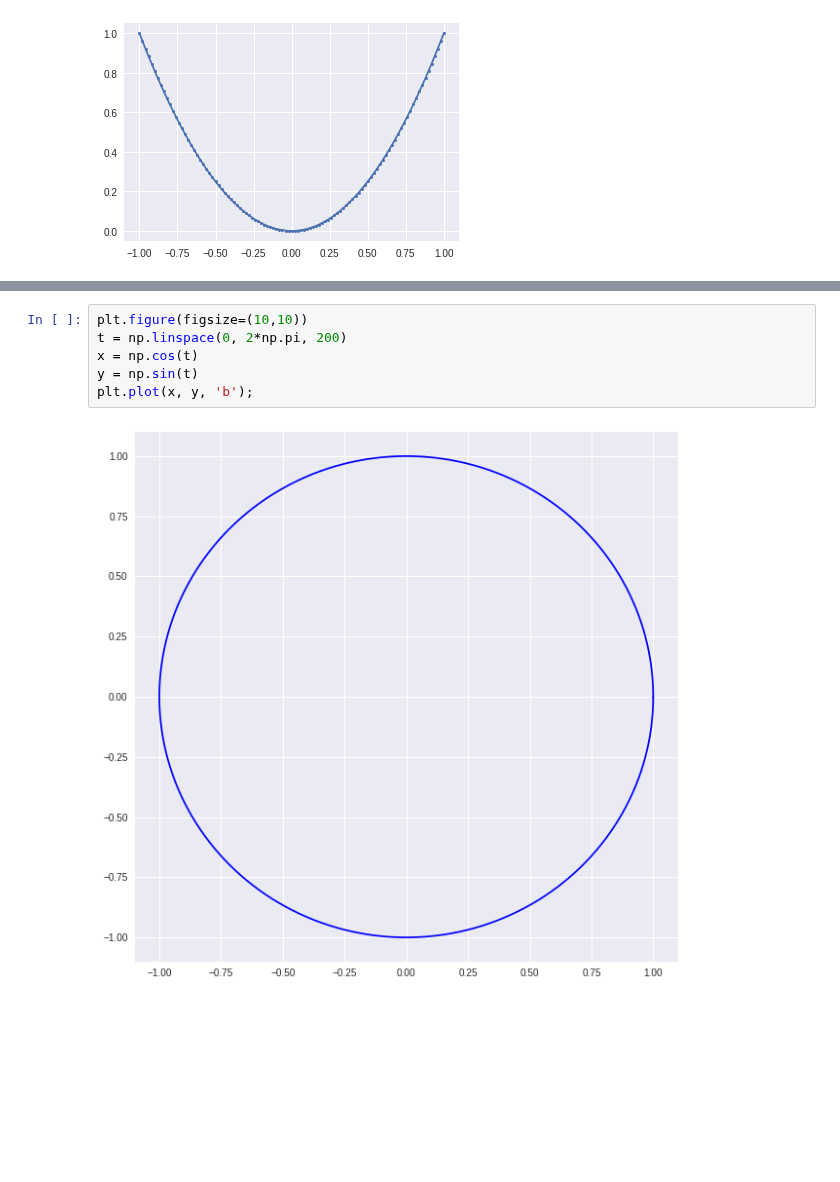
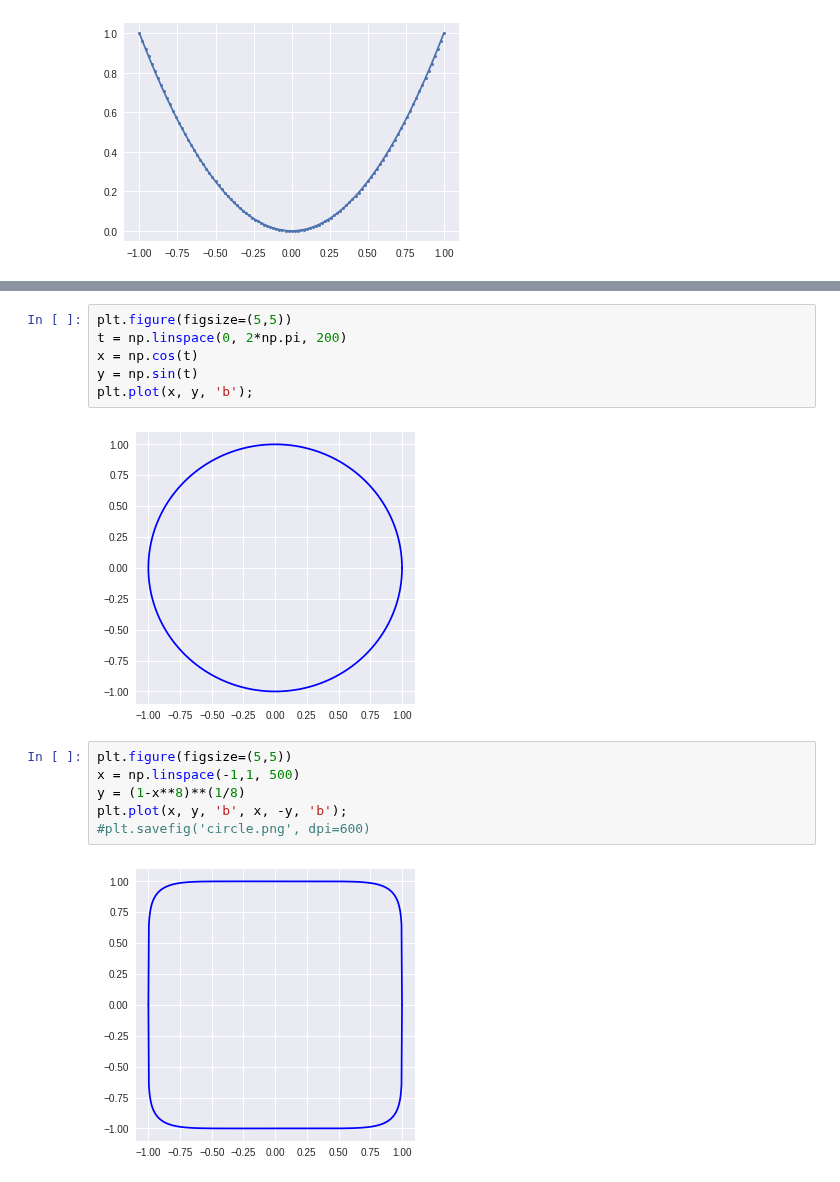
Before and after one commit to tjwei/NDHU_AM1130, a Jupyter notebook: 2018_Week06_numpy.ipynb, the cells around one changed output, grey strips where cells are left out. Drawn from its saved outputs; the diff is of its cells as text; blank space fills up the shorter version.

```diff
--- a/2018_Week06_numpy.ipynb
+++ b/2018_Week06_numpy.ipynb
@@ -178,8 +178,16 @@ plt.plot(x, y, 'b', x, -y, 'b');
 # %%
-plt.figure(figsize=(10,10))
+plt.figure(figsize=(5,5))
 t = np.linspace(0, 2*np.pi, 200)
 x = np.cos(t)
 y = np.sin(t)
 plt.plot(x, y, 'b');
 # %% [output]
-[figure, old version]
+[figure, new version]
+# %%
+plt.figure(figsize=(5,5))
+x = np.linspace(-1,1, 500)
+y = (1-x**8)**(1/8)
+plt.plot(x, y, 'b', x, -y, 'b');
+#plt.savefig('circle.png', dpi=600)
+# %% [output]
+[figure, added]
```
Also changed, not shown: parts of 1 cell of this notebook.
